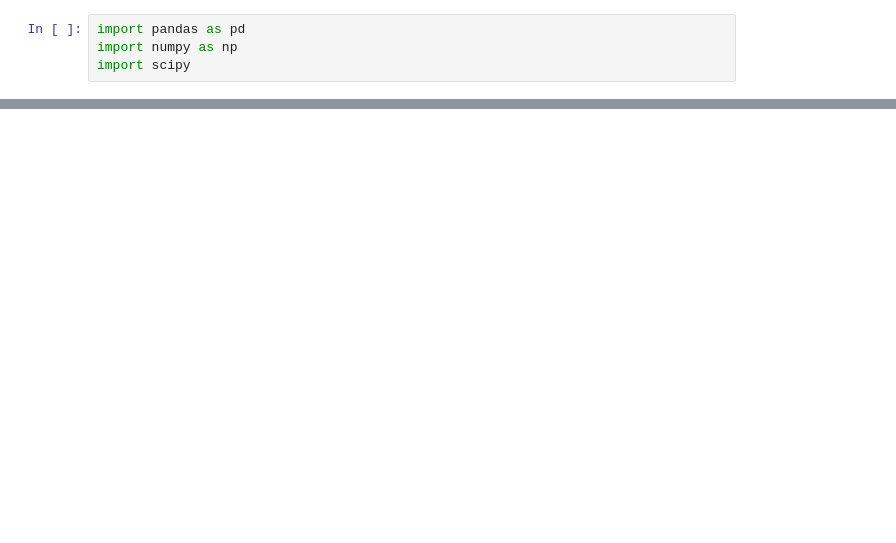
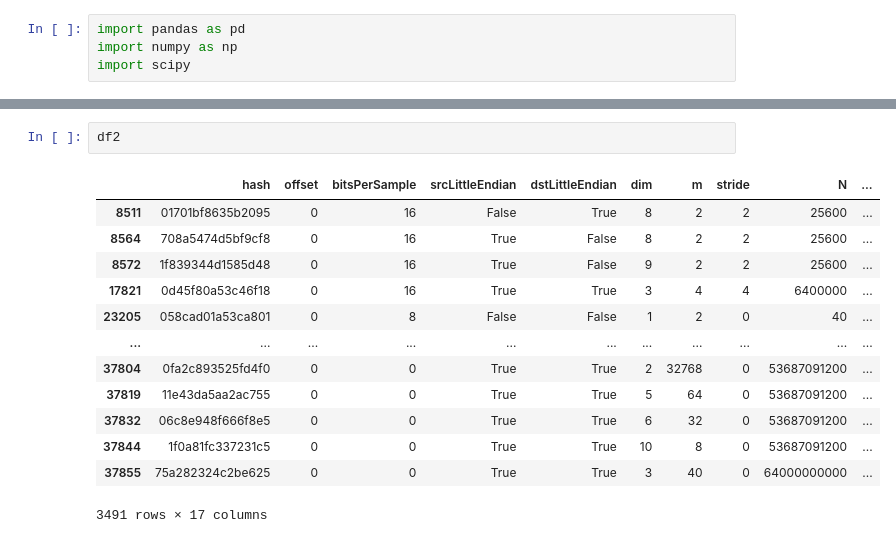
Before and after one commit to teaprof/hypercube, a Jupyter notebook: src/launchers/showall.ipynb, the cells around one changed output, grey strips where cells are left out. Saved outputs shown, nothing was run; the diff lists cells and outputs as text; blank space fills up the shorter version.

```diff
--- a/src/launchers/showall.ipynb
+++ b/src/launchers/showall.ipynb
@@ -48,3 +49,19 @@ df2.groupby(["dim", "bitsPerSample", "parameters_ok", "srcLittleEndian", "dstLit
+# %%
+df2
+# %% [output]
+|  | hash | offset | bitsPerSample | srcLittleEndian | dstLittleEndian | dim | m | stride | N | ... |
+| 8511 | 01701bf8635b2095 | 0 | 16 | False | True | 8 | 2 | 2 | 25600 | ... |
+| 8564 | 708a5474d5bf9cf8 | 0 | 16 | True | False | 8 | 2 | 2 | 25600 | ... |
+| 8572 | 1f839344d1585d48 | 0 | 16 | True | False | 9 | 2 | 2 | 25600 | ... |
+| 17821 | 0d45f80a53c46f18 | 0 | 16 | True | True | 3 | 4 | 4 | 6400000 | ... |
+| 23205 | 058cad01a53ca801 | 0 | 8 | False | False | 1 | 2 | 0 | 40 | ... |
+| ... | ... | ... | ... | ... | ... | ... | ... | ... | ... | ... |
+| 37804 | 0fa2c893525fd4f0 | 0 | 0 | True | True | 2 | 32768 | 0 | 53687091200 | ... |
+| 37819 | 11e43da5aa2ac755 | 0 | 0 | True | True | 5 | 64 | 0 | 53687091200 | ... |
+| 37832 | 06c8e948f666f8e5 | 0 | 0 | True | True | 6 | 32 | 0 | 53687091200 | ... |
+| 37844 | 1f0a81fc337231c5 | 0 | 0 | True | True | 10 | 8 | 0 | 53687091200 | ... |
+| 37855 | 75a282324c2be625 | 0 | 0 | True | True | 3 | 40 | 0 | 64000000000 | ... |
+3491 rows × 17 columns
 # %%
 mask = ((df.chi2cdf > 1 - alpha)) & (df.parameters_ok == True)
 mask = np.flatnonzero(mask)
```
Also changed, not shown: parts of 3 cells of this notebook, 3 other files.
